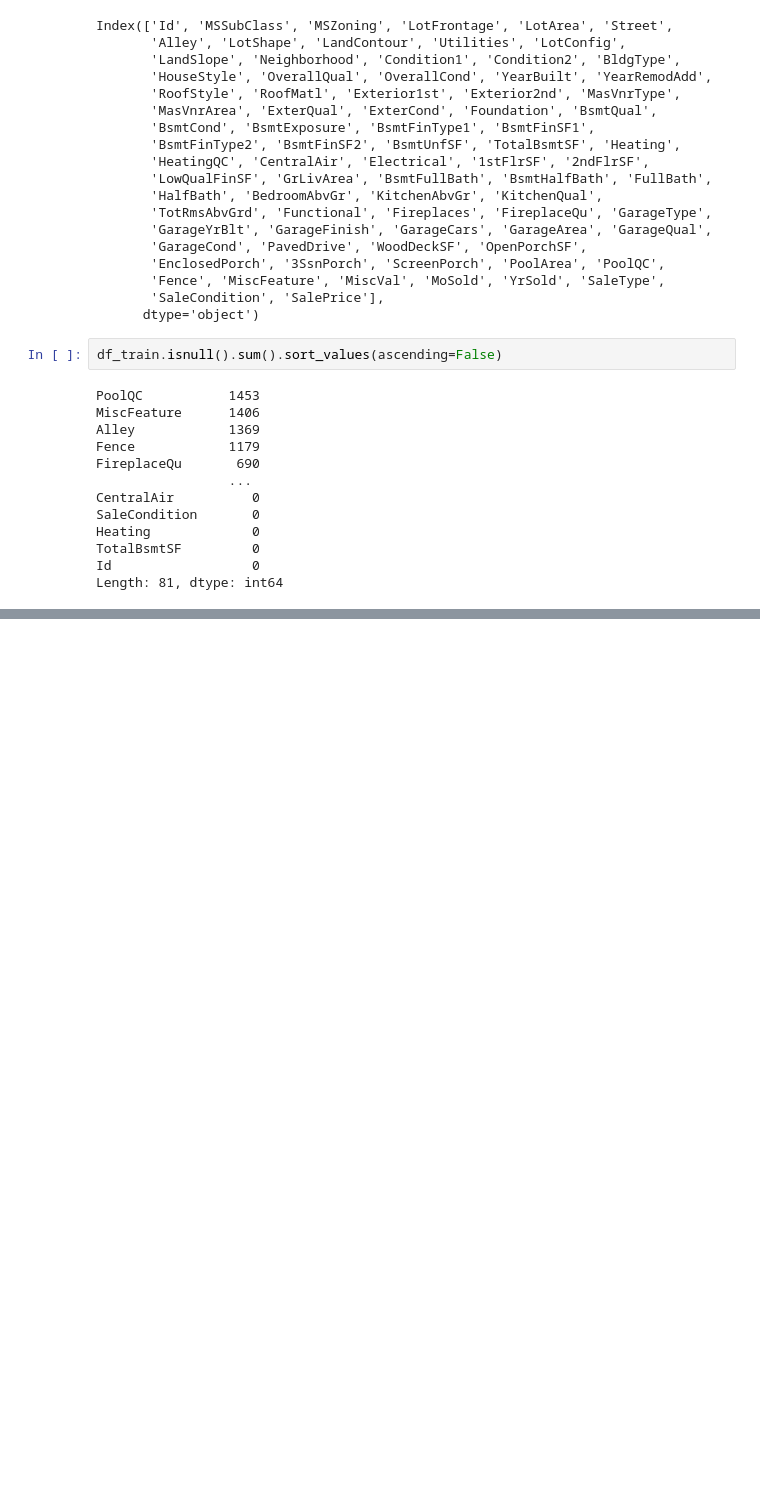
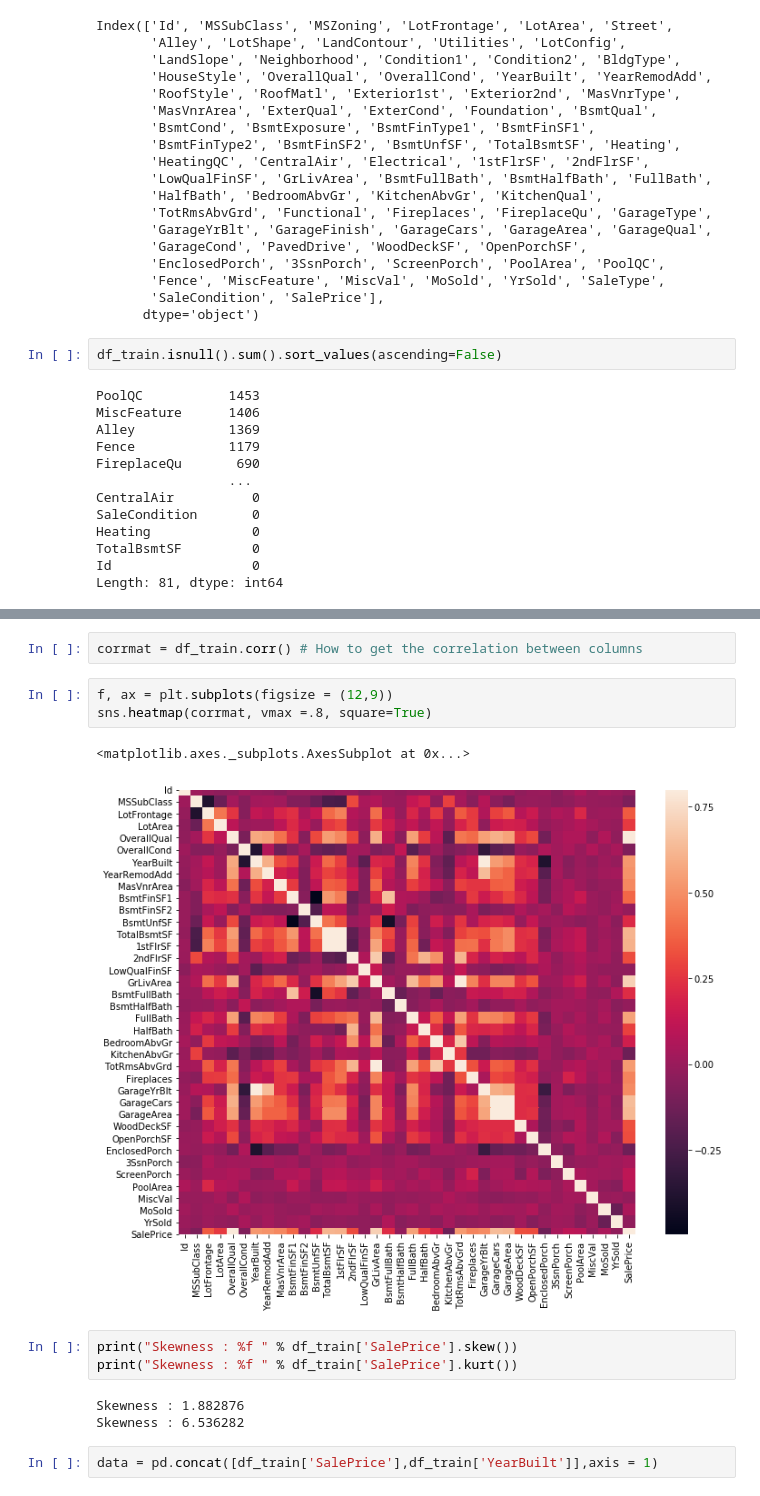
Before and after one commit to AsisASotelo/Kaggle_House_Prices, a Jupyter notebook: HP_NB.ipynb, the cells around one changed output, grey strips where cells are left out. Saved outputs shown, nothing was run; the diff lists cells and outputs as text; blank space fills up the shorter version.

```diff
--- a/HP_NB.ipynb
+++ b/HP_NB.ipynb
@@ -96,0 +117,16 @@ Length: 81, dtype: int64
+# %%
+corrmat = df_train.corr() # How to get the correlation between columns
+# %%
+f, ax = plt.subplots(figsize = (12,9))
+sns.heatmap(corrmat, vmax =.8, square=True)
+# %% [output]
+<matplotlib.axes._subplots.AxesSubplot at 0x...>
+[figure, added]
+# %%
+print("Skewness : %f " % df_train['SalePrice'].skew())
+print("Skewness : %f " % df_train['SalePrice'].kurt())
+# %% [output]
+Skewness : 1.882876
+Skewness : 6.536282
+# %%
+data = pd.concat([df_train['SalePrice'],df_train['YearBuilt']],axis = 1)
```
Also changed, not shown: parts of 21 cells of this notebook.
